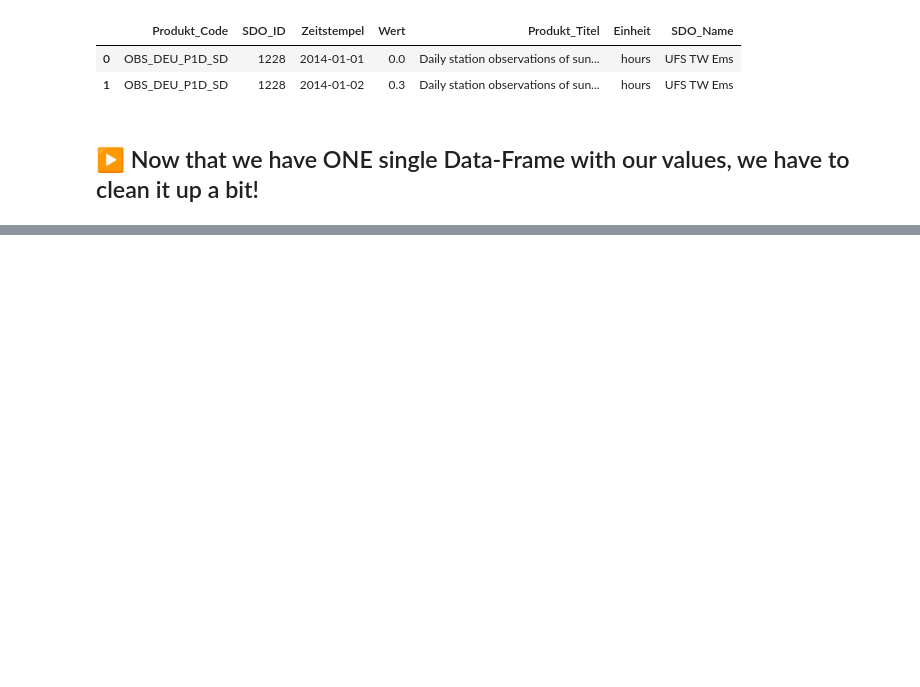
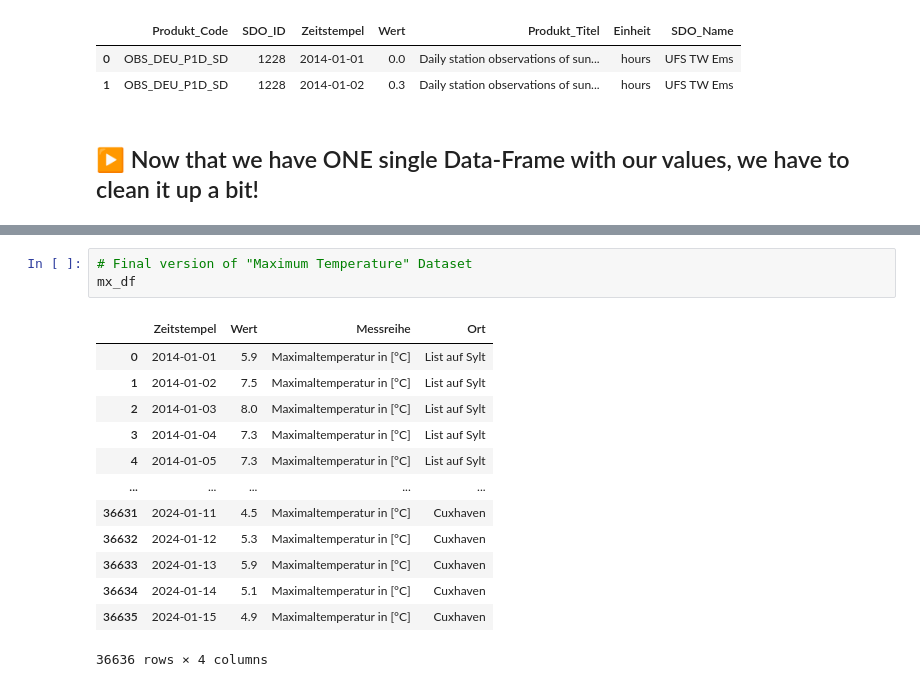
Before and after one commit to Gizmo-Labs/Statistical-Computing, a Jupyter notebook: IdealerWohnort.ipynb, the cells around one changed output, grey strips where cells are left out. Saved outputs shown, nothing was run; the diff lists cells and outputs as text; blank space fills up the shorter version.

```diff
--- a/IdealerWohnort.ipynb
+++ b/IdealerWohnort.ipynb
@@ -93,0 +206,17 @@ complete_values_df.head()
+# %%
+# Final version of "Maximum Temperature" Dataset
+mx_df
+# %% [output]
+|  | Zeitstempel | Wert | Messreihe | Ort |
+| 0 | 2014-01-01 | 5.9 | Maximaltemperatur in [°C] | List auf Sylt |
+| 1 | 2014-01-02 | 7.5 | Maximaltemperatur in [°C] | List auf Sylt |
+| 2 | 2014-01-03 | 8.0 | Maximaltemperatur in [°C] | List auf Sylt |
+| 3 | 2014-01-04 | 7.3 | Maximaltemperatur in [°C] | List auf Sylt |
+| 4 | 2014-01-05 | 7.3 | Maximaltemperatur in [°C] | List auf Sylt |
+| ... | ... | ... | ... | ... |
+| 36631 | 2024-01-11 | 4.5 | Maximaltemperatur in [°C] | Cuxhaven |
+| 36632 | 2024-01-12 | 5.3 | Maximaltemperatur in [°C] | Cuxhaven |
+| 36633 | 2024-01-13 | 5.9 | Maximaltemperatur in [°C] | Cuxhaven |
+| 36634 | 2024-01-14 | 5.1 | Maximaltemperatur in [°C] | Cuxhaven |
+| 36635 | 2024-01-15 | 4.9 | Maximaltemperatur in [°C] | Cuxhaven |
+36636 rows × 4 columns
```
Also changed, not shown: parts of 11 cells of this notebook.
